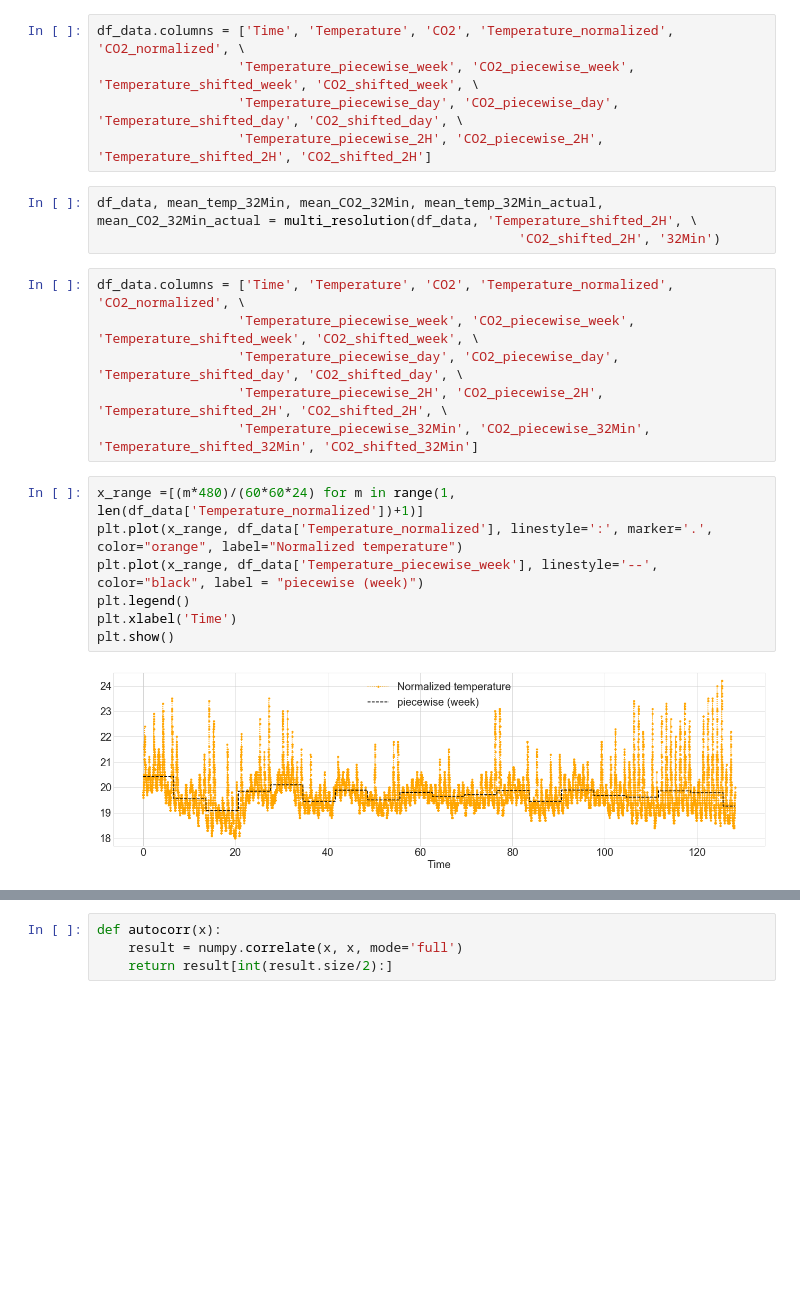
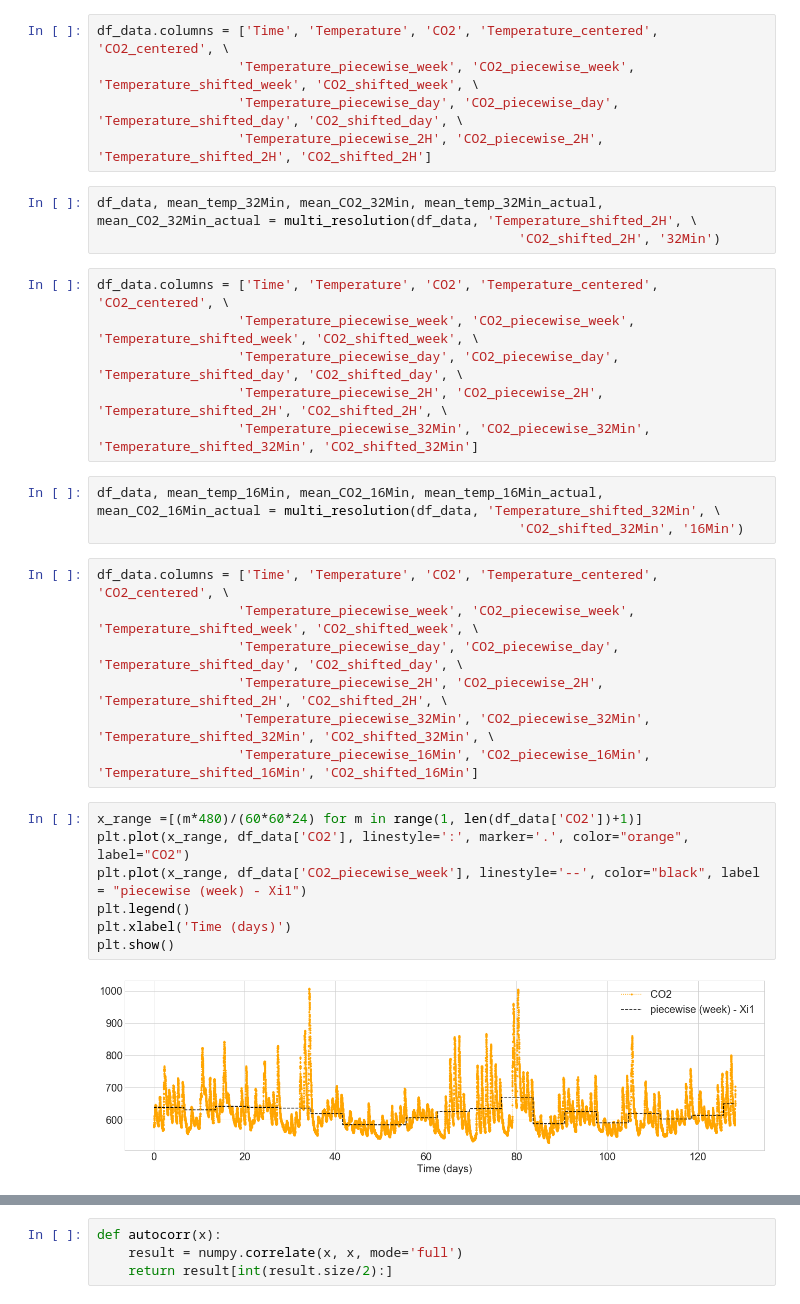
Before and after one commit to palindrome6/modelling_and_simulation, a Jupyter notebook: Signal_analysis.ipynb, the cells around one changed output, grey strips where cells are left out. Cells and saved outputs as stored; diff of their text form; blank space fills up the shorter version.

```diff
--- a/Signal_analysis.ipynb
+++ b/Signal_analysis.ipynb
@@ -96,7 +209,7 @@ df_data.columns = ['Time', 'Temperature', 'CO2', 'Temperature_normalized', 'CO2_
 df_data, mean_temp_2H, mean_CO2_2H, mean_temp_2H_actual, mean_CO2_2H_actual = multi_resolution(df_data, 'Temperature_shifted_day', \
                                                       'CO2_shifted_day', '2H')
 # %%
-df_data.columns = ['Time', 'Temperature', 'CO2', 'Temperature_normalized', 'CO2_normalized', \
+df_data.columns = ['Time', 'Temperature', 'CO2', 'Temperature_centered', 'CO2_centered', \
                   'Temperature_piecewise_week', 'CO2_piecewise_week', 'Temperature_shifted_week', 'CO2_shifted_week', \
                   'Temperature_piecewise_day', 'CO2_piecewise_day', 'Temperature_shifted_day', 'CO2_shifted_day', \
                   'Temperature_piecewise_2H', 'CO2_piecewise_2H', 'Temperature_shifted_2H', 'CO2_shifted_2H']
@@ -104,17 +217,27 @@ df_data.columns = ['Time', 'Temperature', 'CO2', 'Temperature_normalized', 'CO2_
 df_data, mean_temp_32Min, mean_CO2_32Min, mean_temp_32Min_actual, mean_CO2_32Min_actual = multi_resolution(df_data, 'Temperature_shifted_2H', \
                                                       'CO2_shifted_2H', '32Min')
 # %%
-df_data.columns = ['Time', 'Temperature', 'CO2', 'Temperature_normalized', 'CO2_normalized', \
+df_data.columns = ['Time', 'Temperature', 'CO2', 'Temperature_centered', 'CO2_centered', \
                   'Temperature_piecewise_week', 'CO2_piecewise_week', 'Temperature_shifted_week', 'CO2_shifted_week', \
                   'Temperature_piecewise_day', 'CO2_piecewise_day', 'Temperature_shifted_day', 'CO2_shifted_day', \
                   'Temperature_piecewise_2H', 'CO2_piecewise_2H', 'Temperature_shifted_2H', 'CO2_shifted_2H', \
                   'Temperature_piecewise_32Min', 'CO2_piecewise_32Min', 'Temperature_shifted_32Min', 'CO2_shifted_32Min']
+# %%
+df_data, mean_temp_16Min, mean_CO2_16Min, mean_temp_16Min_actual, mean_CO2_16Min_actual = multi_resolution(df_data, 'Temperature_shifted_32Min', \
+                                                      'CO2_shifted_32Min', '16Min')
+# %%
+df_data.columns = ['Time', 'Temperature', 'CO2', 'Temperature_centered', 'CO2_centered', \
+                  'Temperature_piecewise_week', 'CO2_piecewise_week', 'Temperature_shifted_week', 'CO2_shifted_week', \
+                  'Temperature_piecewise_day', 'CO2_piecewise_day', 'Temperature_shifted_day', 'CO2_shifted_day', \
+                  'Temperature_piecewise_2H', 'CO2_piecewise_2H', 'Temperature_shifted_2H', 'CO2_shifted_2H', \
+                  'Temperature_piecewise_32Min', 'CO2_piecewise_32Min', 'Temperature_shifted_32Min', 'CO2_shifted_32Min', \
+                  'Temperature_piecewise_16Min', 'CO2_piecewise_16Min', 'Temperature_shifted_16Min', 'CO2_shifted_16Min']
 # %%
-x_range =[(m*480)/(60*60*24) for m in range(1, len(df_data['Temperature_normalized'])+1)]
-plt.plot(x_range, df_data['Temperature_normalized'], linestyle=':', marker='.', color="orange", label="Normalized temperature")
-plt.plot(x_range, df_data['Temperature_piecewise_week'], linestyle='--', color="black", label = "piecewise (week)")
+x_range =[(m*480)/(60*60*24) for m in range(1, len(df_data['CO2'])+1)]
+plt.plot(x_range, df_data['CO2'], linestyle=':', marker='.', color="orange", label="CO2")
+plt.plot(x_range, df_data['CO2_piecewise_week'], linestyle='--', color="black", label = "piecewise (week) - Xi1")
 plt.legend()
-plt.xlabel('Time')
+plt.xlabel('Time (days)')
 plt.show()
 # %% [output]
-[figure, old version]
+[figure, new version]
```
Also changed, not shown: parts of 60 cells of this notebook.
